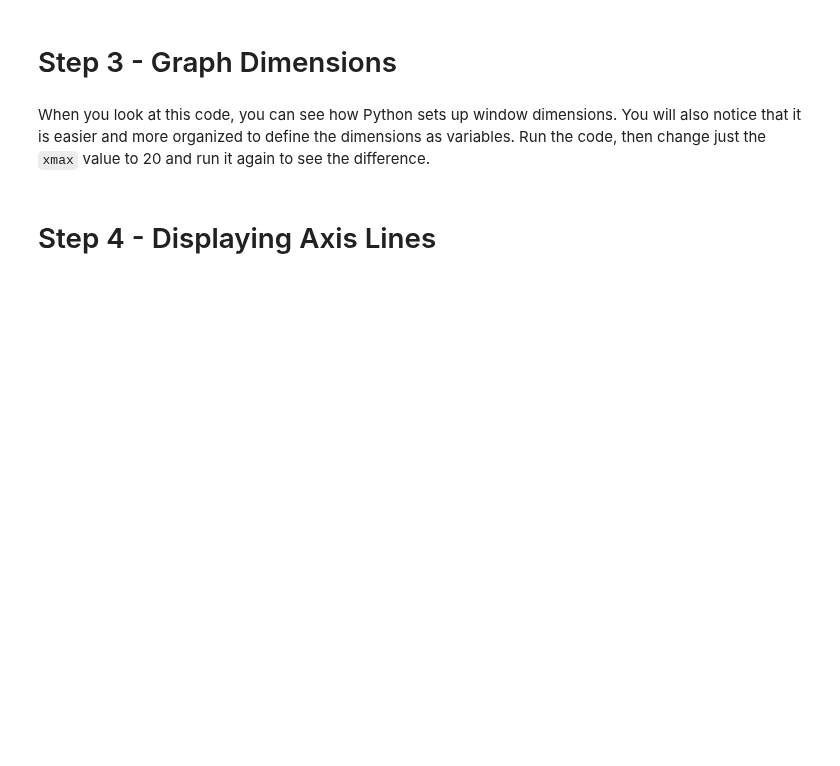
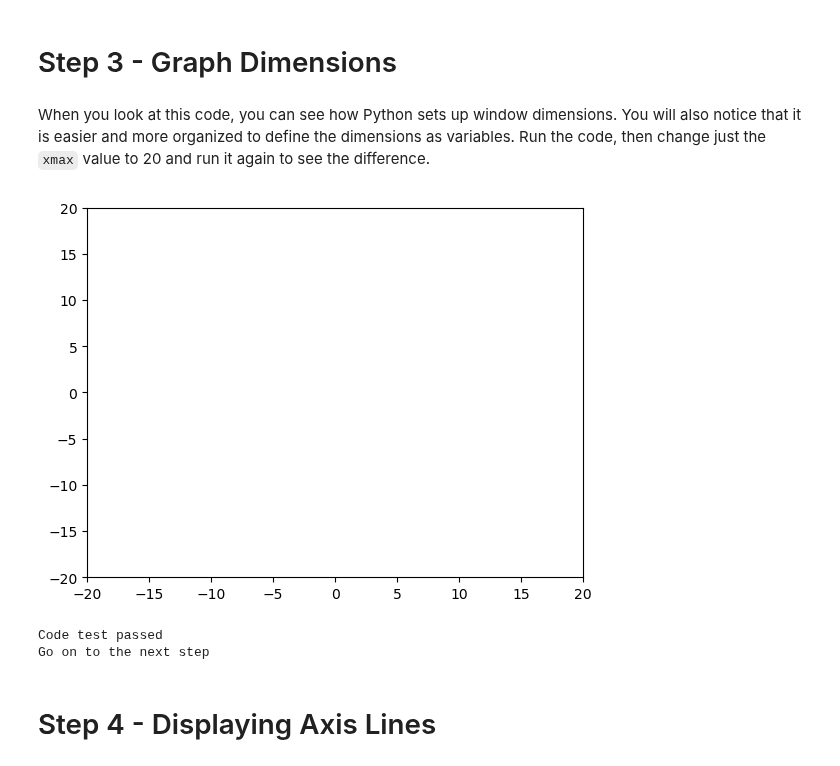
Before and after one commit to barbellfan/CollegeAlgebraJup, a Jupyter notebook: FoundationalMath/Foundational_Math_2_(Learn).ipynb, the cells around one changed output. Cells and saved outputs as stored; diff of their text form; code cells hidden in the pictures; blank space fills up the shorter version.

```diff
--- a/FoundationalMath/Foundational_Math_2_(Learn).ipynb
+++ b/FoundationalMath/Foundational_Math_2_(Learn).ipynb
@@ -70,18 +87,22 @@ When you look at this code, you can see how Python sets up window dimensions. Yo
 # %%
 import matplotlib.pyplot as plt
 
-xmin = -10
-xmax = 10
-ymin = -10
-ymax = 10
+xmin = -20
+xmax = 20
+ymin = -20
+ymax = 20
 
 fig, ax = plt.subplots()
 plt.axis([xmin,xmax,ymin,ymax]) # window size
 plt.show()
 
 # Only change code above this line
 import math_code_test_b as test
 test.step03(In[-1].split('# Only change code above this line')[0])
+# %% [output]
+[figure, added]
+Code test passed
+Go on to the next step
 # %% [markdown]
 # Step 4 - Displaying Axis Lines
 # %% [markdown]
```
Also changed, not shown: parts of 7 cells of this notebook, 1 other file.
